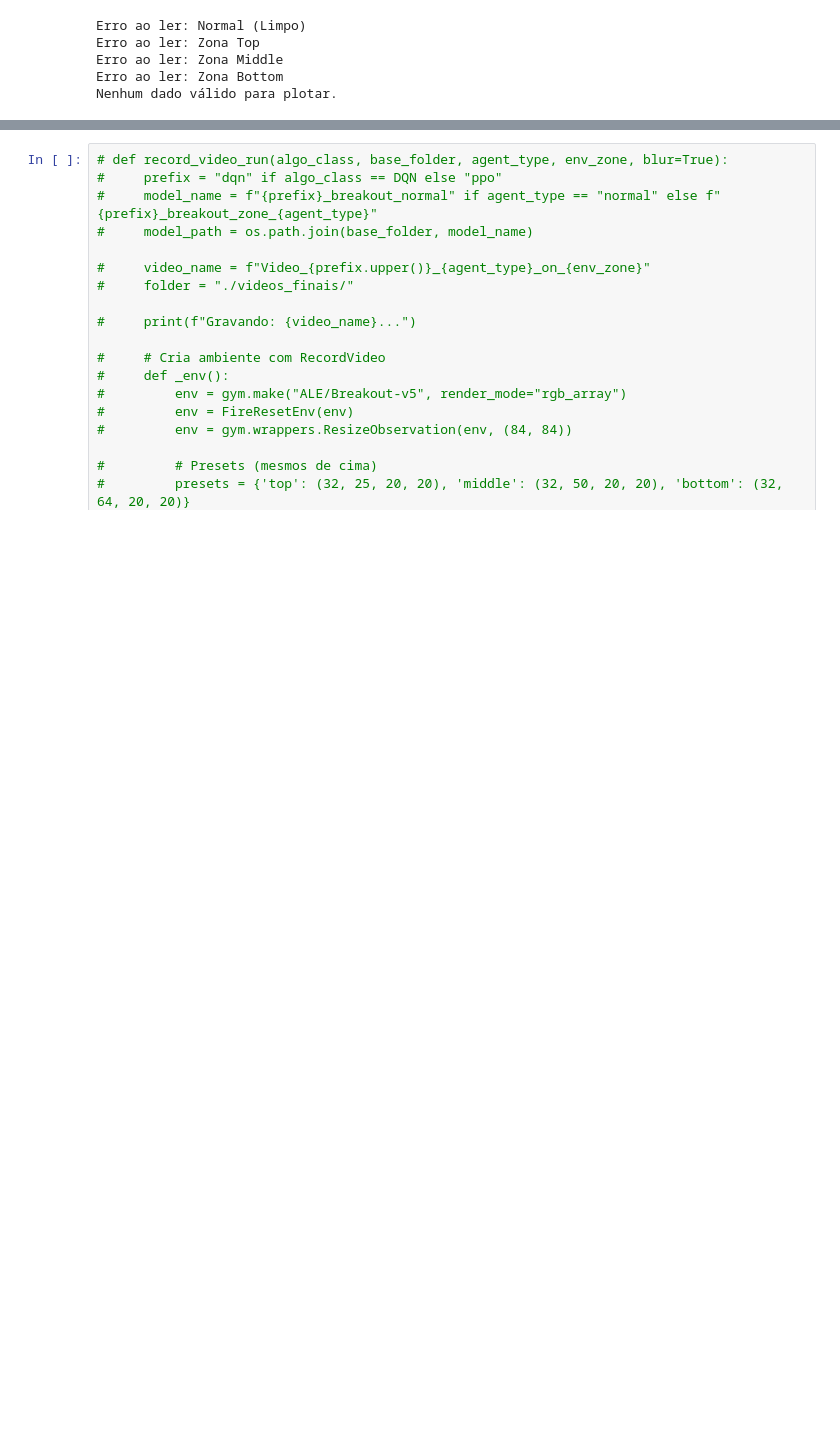
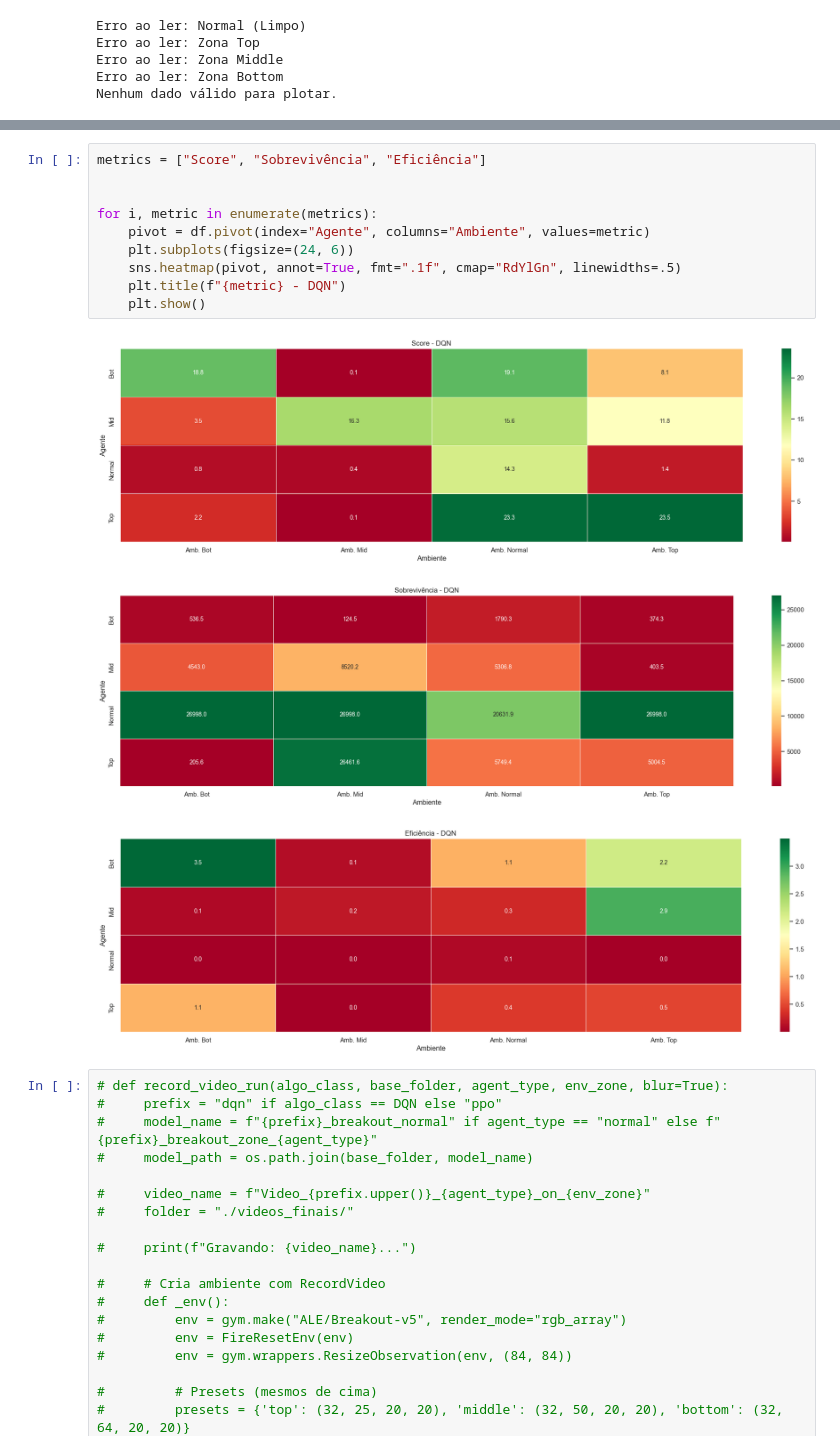
Before and after one commit to VitorBSP/BlurRL, a Jupyter notebook: analise_breakout_ppo.ipynb, the cells around one changed output, grey strips where cells are left out. Saved outputs shown, nothing was run; the diff lists cells and outputs as text; blank space fills up the shorter version.

```diff
--- a/analise_breakout_ppo.ipynb
+++ b/analise_breakout_ppo.ipynb
@@ -665,3 +665,17 @@ df
+# %%
+metrics = ["Score", "Sobrevivência", "Eficiência"]
+
+
+for i, metric in enumerate(metrics):
+    pivot = df.pivot(index="Agente", columns="Ambiente", values=metric)
+    plt.subplots(figsize=(24, 6))
+    sns.heatmap(pivot, annot=True, fmt=".1f", cmap="RdYlGn", linewidths=.5)
+    plt.title(f"{metric} - DQN")
+    plt.show()
+# %% [output]
+[figure, added]
+[figure, added]
+[figure, added]
 # %%
 # def record_video_run(algo_class, base_folder, agent_type, env_zone, blur=True):
 #     prefix = "dqn" if algo_class == DQN else "ppo"
```
Also changed, not shown: parts of 4 cells of this notebook, 23 other files.
